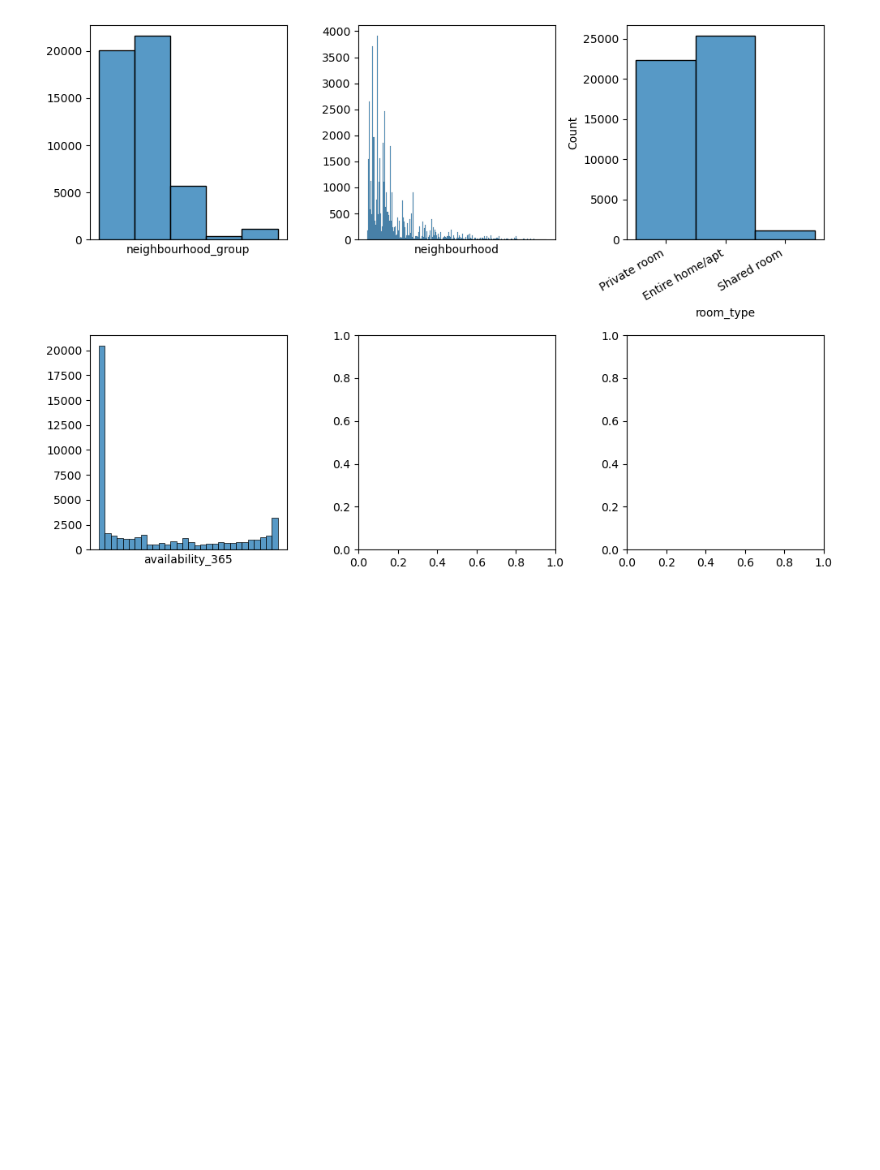
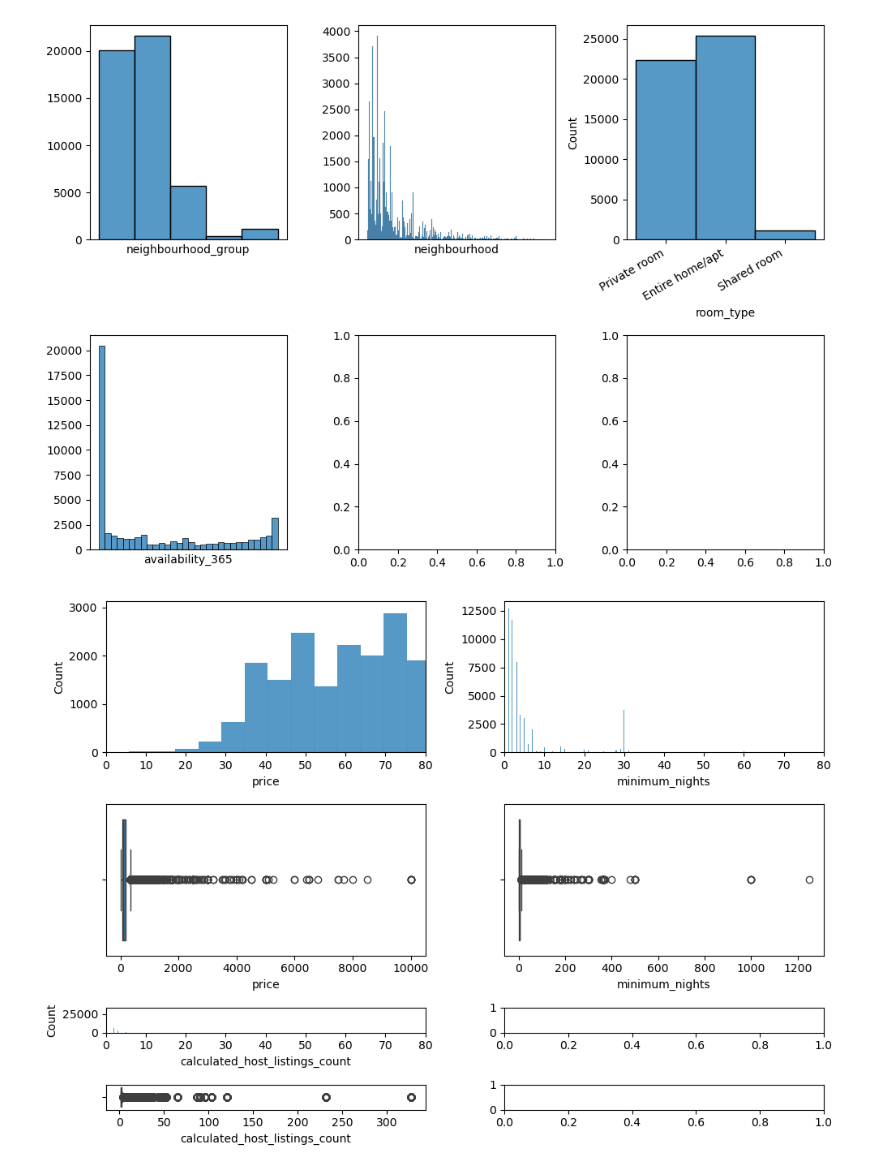
Before and after one commit to Valenfrc/EDA-machine-learning-python-template-main, a Jupyter notebook: src/explore.ipynb, the cells around one changed output. Cells and saved outputs as stored; diff of their text form; code cells hidden in the pictures; blank space fills up the shorter version.

```diff
--- a/src/explore.ipynb
+++ b/src/explore.ipynb
@@ -86,3 +86,25 @@ plt.show()
 #las variables categoricas son las que dicen object
 # %% [output]
 [figure]
+# %%
+#variables numericas
+
+
+fig, axis= plt.subplots(4,2, figsize= (10,7), gridspec_kw= {'height_ratios': [6, 6, 1, 1]}) # Ajusta height_ratios
+sns.histplot(ax = axis[0, 0], data = df, x = "price").set_xlim(0,80)
+sns.boxplot(ax = axis[1, 0], data = df, x = "price")
+
+sns.histplot(ax = axis[0, 1], data = df, x = "minimum_nights").set_xlim(0,80)
+sns.boxplot(ax = axis[1, 1], data = df, x = "minimum_nights")
+
+
+sns.histplot(ax = axis[2,0], data = df, x = "calculated_host_listings_count").set_xlim(0,80)
+sns.boxplot(ax = axis[3,0], data = df, x = "calculated_host_listings_count")
+
+# Ajustar el layout
+plt.tight_layout()
+
+# Mostrar el plot
+plt.show()
+# %% [output]
+[figure, added]
```
Also changed, not shown: parts of 1 cell of this notebook.
